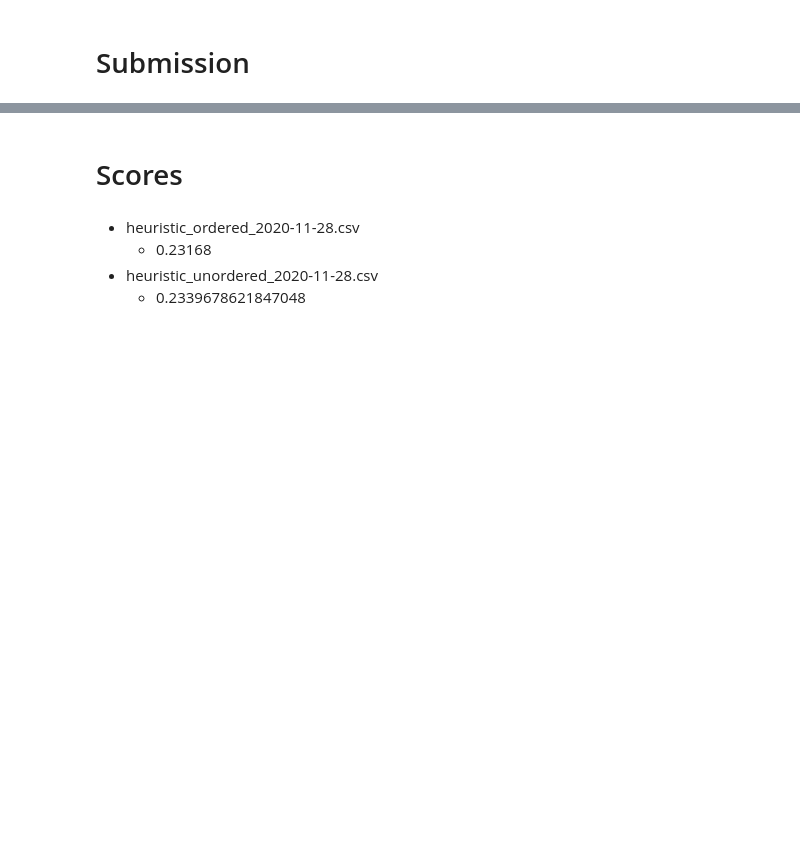
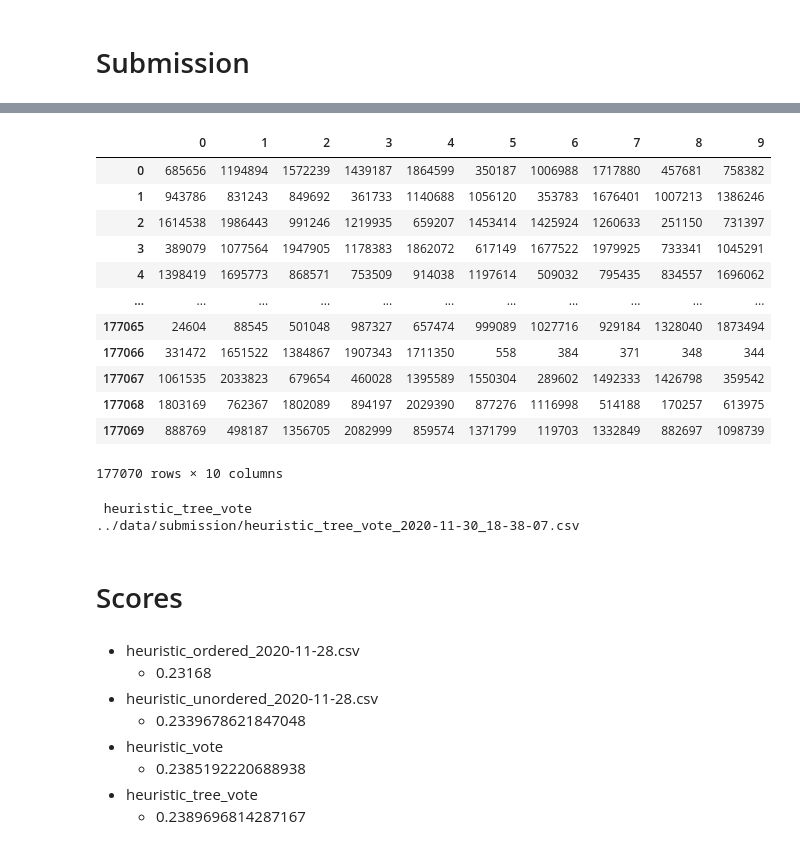
Before and after one commit to atgmello/ml-challenge-2020, a Jupyter notebook: notebooks/0.5-model-exploration.ipynb, the cells around one changed output, grey strips where cells are left out. Drawn from its saved outputs; the diff is of its cells as text; code cells hidden in the pictures; blank space fills up the shorter version.

Commit message:
feat: update model exploration notebook

```diff
--- a/notebooks/0.5-model-exploration.ipynb
+++ b/notebooks/0.5-model-exploration.ipynb
@@ -898,0 +1137,32 @@ df_y_pred.to_csv(submission_filename, index=False, header=False)
+# %%
+y_pred_tree = clf.predict(X_test)
+# %%
+df_test['domain_id_tree'] = [domain_mapper_reverse.get(d) for d in y_pred_tree]
+# %%
+y_pred = df_test.apply(predict_, axis=1).values
+# %%
+df_y_pred = pd.DataFrame(list(y_pred))
+# %%
+df_y_pred
+# %% [output]
+|  | 0 | 1 | 2 | 3 | 4 | 5 | 6 | 7 | 8 | 9 |
+| 0 | 685656 | 1194894 | 1572239 | 1439187 | 1864599 | 350187 | 1006988 | 1717880 | 457681 | 758382 |
+| 1 | 943786 | 831243 | 849692 | 361733 | 1140688 | 1056120 | 353783 | 1676401 | 1007213 | 1386246 |
+| 2 | 1614538 | 1986443 | 991246 | 1219935 | 659207 | 1453414 | 1425924 | 1260633 | 251150 | 731397 |
+| 3 | 389079 | 1077564 | 1947905 | 1178383 | 1862072 | 617149 | 1677522 | 1979925 | 733341 | 1045291 |
+| 4 | 1398419 | 1695773 | 868571 | 753509 | 914038 | 1197614 | 509032 | 795435 | 834557 | 1696062 |
+| ... | ... | ... | ... | ... | ... | ... | ... | ... | ... | ... |
+| 177065 | 24604 | 88545 | 501048 | 987327 | 657474 | 999089 | 1027716 | 929184 | 1328040 | 1873494 |
+| 177066 | 331472 | 1651522 | 1384867 | 1907343 | 1711350 | 558 | 384 | 371 | 348 | 344 |
+| 177067 | 1061535 | 2033823 | 679654 | 460028 | 1395589 | 1550304 | 289602 | 1492333 | 1426798 | 359542 |
+| 177068 | 1803169 | 762367 | 1802089 | 894197 | 2029390 | 877276 | 1116998 | 514188 | 170257 | 613975 |
+| 177069 | 888769 | 498187 | 1356705 | 2082999 | 859574 | 1371799 | 119703 | 1332849 | 882697 | 1098739 |
+177070 rows × 10 columns
+# %%
+now = datetime.now().strftime("%Y-%m-%d_%H-%M-%S")
+model = input()
+submission_filename = f'../data/submission/{model}_{now}.csv'
+print(submission_filename)
+# %% [output]
+ heuristic_tree_vote
+../data/submission/heuristic_tree_vote_2020-11-30_18-38-07.csv
@@ -903,3 +1175,7 @@ df_y_pred.to_csv(submission_filename, index=False, header=False)
     - 0.23168
 - heuristic_unordered_2020-11-28.csv
     - 0.2339678621847048
+- heuristic_vote
+    - 0.2385192220688938
+- heuristic_tree_vote
+    - 0.2389696814287167
```
Also changed, not shown: parts of 59 cells of this notebook.
